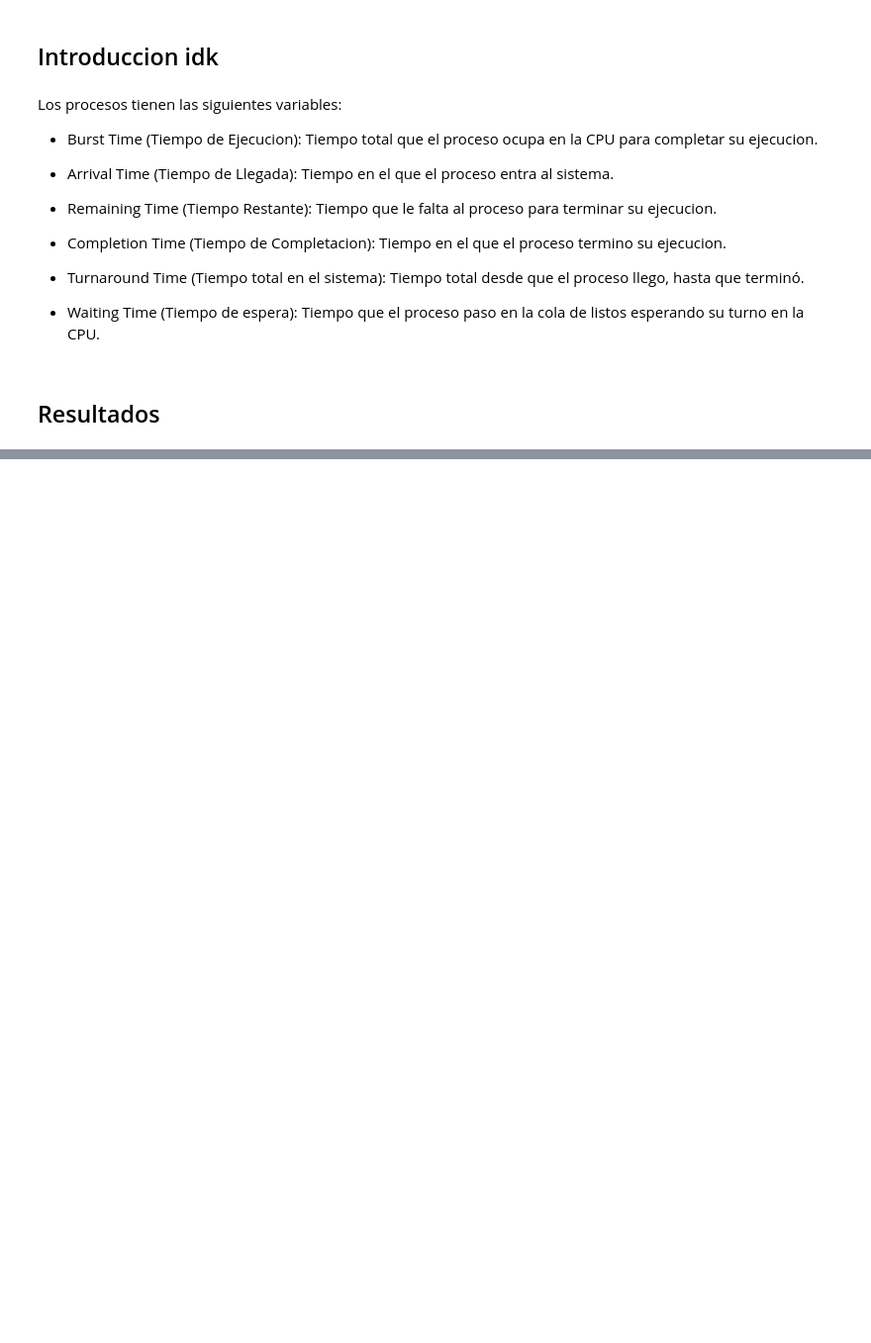
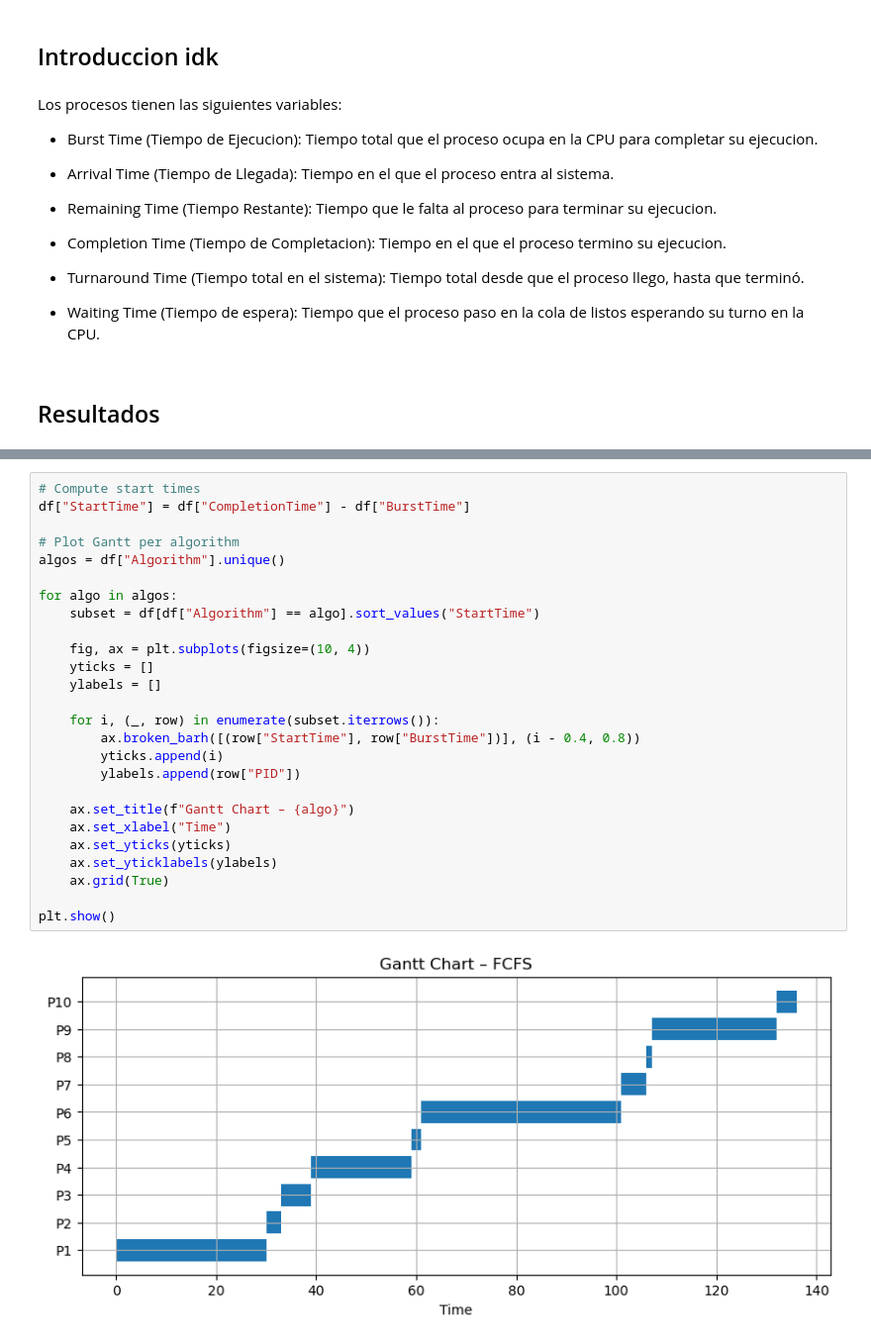
Before and after one commit to Zekkinity/cpu-scheduling-simulator, a Jupyter notebook: results.ipynb, the cells around one changed output, grey strips where cells are left out. Shown at 99% size. Saved outputs shown, nothing was run; the diff lists cells and outputs as text; blank space fills up the shorter version.

```diff
--- a/results.ipynb
+++ b/results.ipynb
@@ -85,0 +129,28 @@ plt.show()
+# %%
+# Compute start times
+df["StartTime"] = df["CompletionTime"] - df["BurstTime"]
+
+# Plot Gantt per algorithm
+algos = df["Algorithm"].unique()
+
+for algo in algos:
+    subset = df[df["Algorithm"] == algo].sort_values("StartTime")
+
+    fig, ax = plt.subplots(figsize=(10, 4))
+    yticks = []
+    ylabels = []
+
+    for i, (_, row) in enumerate(subset.iterrows()):
+        ax.broken_barh([(row["StartTime"], row["BurstTime"])], (i - 0.4, 0.8))
+        yticks.append(i)
+        ylabels.append(row["PID"])
+
+    ax.set_title(f"Gantt Chart – {algo}")
+    ax.set_xlabel("Time")
+    ax.set_yticks(yticks)
+    ax.set_yticklabels(ylabels)
+    ax.grid(True)
+
+plt.show()
+# %% [output]
+[figure, added]
```
Also changed, not shown: parts of 9 cells of this notebook, 7 other files.
